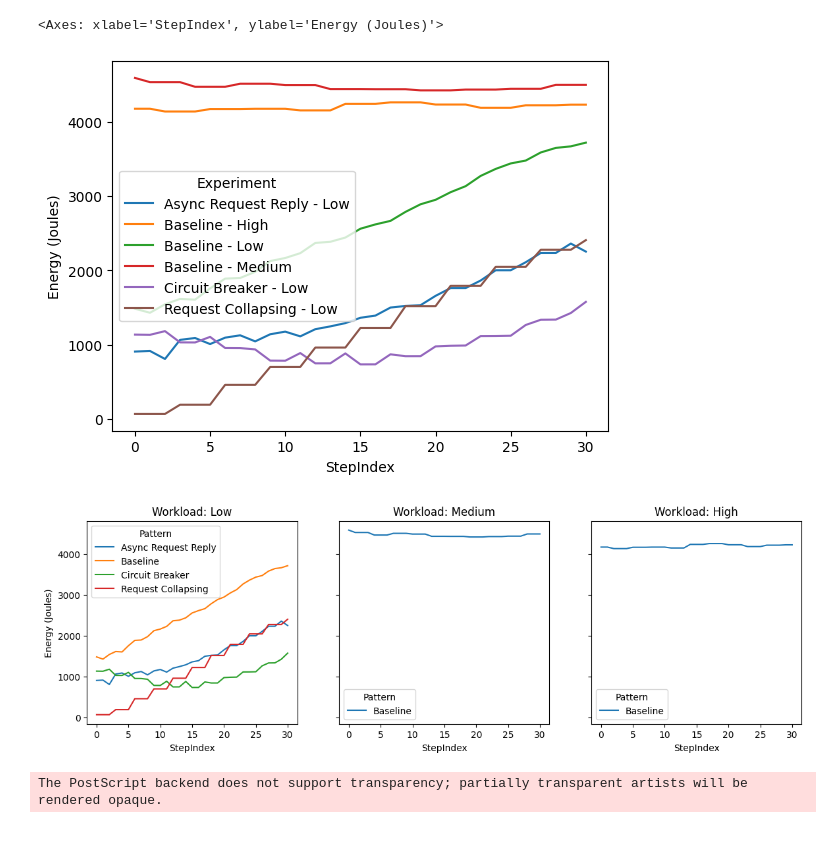
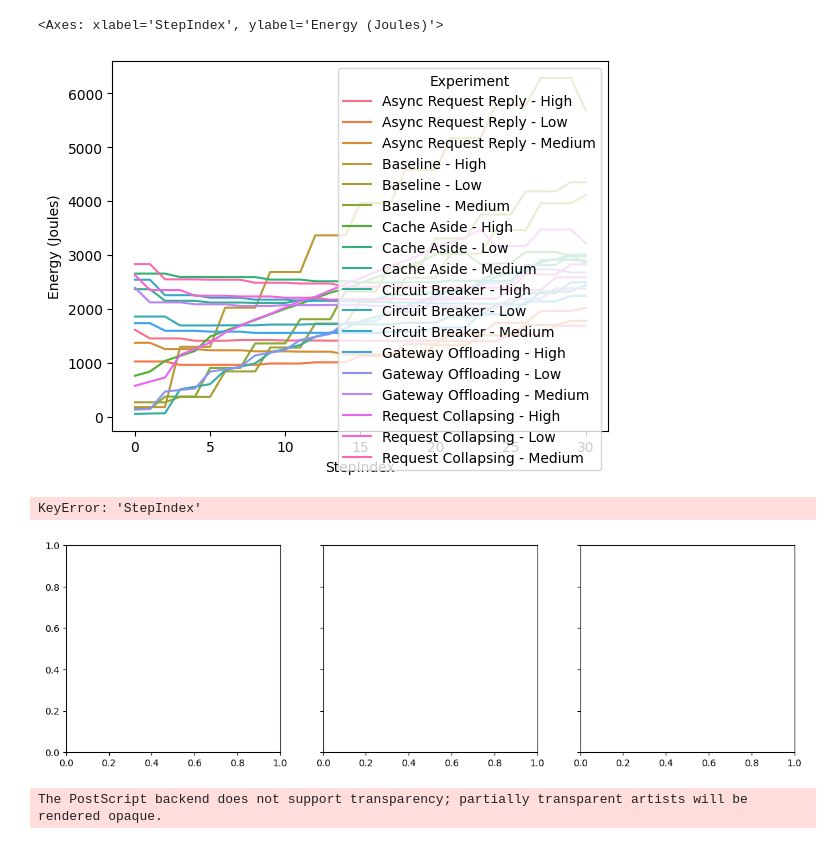
Before and after one commit to Sepide-Masoudi/SnapPattern, a Jupyter notebook: Python/main.ipynb, the cells around one changed output. Saved outputs shown, nothing was run; the diff lists cells and outputs as text; code cells hidden in the pictures.

Commit message:
Completed the 5 Minute measurements of all Patterns

```diff
--- a/Python/main.ipynb
+++ b/Python/main.ipynb
@@ -3,12 +3,13 @@ import pandas as pd
 import matplotlib.pyplot as plt
 import seaborn as sns
 # %%
-df = pd.read_excel('results/metrics_data.xlsx',"EnergyTimeSeries")
+#df = pd.read_excel('results/metrics_data.xlsx',"EnergyTimeSeries")
+df = pd.read_csv('results/metrics_data_5min.csv')
 # %%
 df2 = df.groupby(["Pattern","Workload","StepIndex"])["Energy (Joules)"].mean().reset_index()
 df2["Experiment"] = df2["Pattern"] + " - " + df2["Workload"]
 sns.lineplot(
-    data=df2.groupby(["Experiment","StepIndex"])["Energy (Joules)"].mean().reset_index(),
+    data=df2.groupby(["Experiment","StepIndex"])["Energy (Joules)"].sum().reset_index(),
     x="StepIndex",             # or use "StepIndex" for simpler x-axis
     y="Energy (Joules)",
     hue="Experiment",               # one line per RunID
@@ -16,29 +17,32 @@ sns.lineplot(
 )
 # %% [output]
 <Axes: xlabel='StepIndex', ylabel='Energy (Joules)'>
-[figure, old version]
+[figure, new version]
 # %%
 fig, axes = plt.subplots(1, 3, figsize=(14, 4), sharey=True)
 ax = {"Low": 0,
     "Medium": 1,
     "High": 2}
-for workload, group in df.groupby("Workload"):
+data_df = df.rename(columns={"StepIndex": "Time (s)"})
+data_df["Time (s)"] = data_df["Time (s)"] * 10
+for workload, group in data_df.groupby("Workload"):
     sns.lineplot(
-        data=group.groupby(["Pattern", "StepIndex"])["Energy (Joules)"].mean().reset_index().sort_values("Pattern"),
-        x="StepIndex",
+        data=group.groupby(["Pattern", "Time (s)"])["Energy (Joules)"].mean().reset_index().sort_values("Pattern"),
+        x="Time (s)",
         y="Energy (Joules)",
         hue="Pattern",
         ax=axes[ax[workload]],
         estimator=None,
         legend=True
     )
     axes[ax[workload]].set_title(f"Workload: {workload}")
 
 
 #handles, labels = axes[0].get_legend_handles_labels()
 #fig.legend(handles, labels, loc='upper center', ncol=len(labels), bbox_to_anchor=(0.5, 1.05))
 # %% [output]
+KeyError: 'StepIndex'
-[figure, old version]
+[figure, new version]
 # %%
 fig.savefig("results/plots/energy-pipeline_plot.eps", dpi=300, bbox_inches='tight')
 # %% [output]
```
Also changed, not shown: 9 other files.
